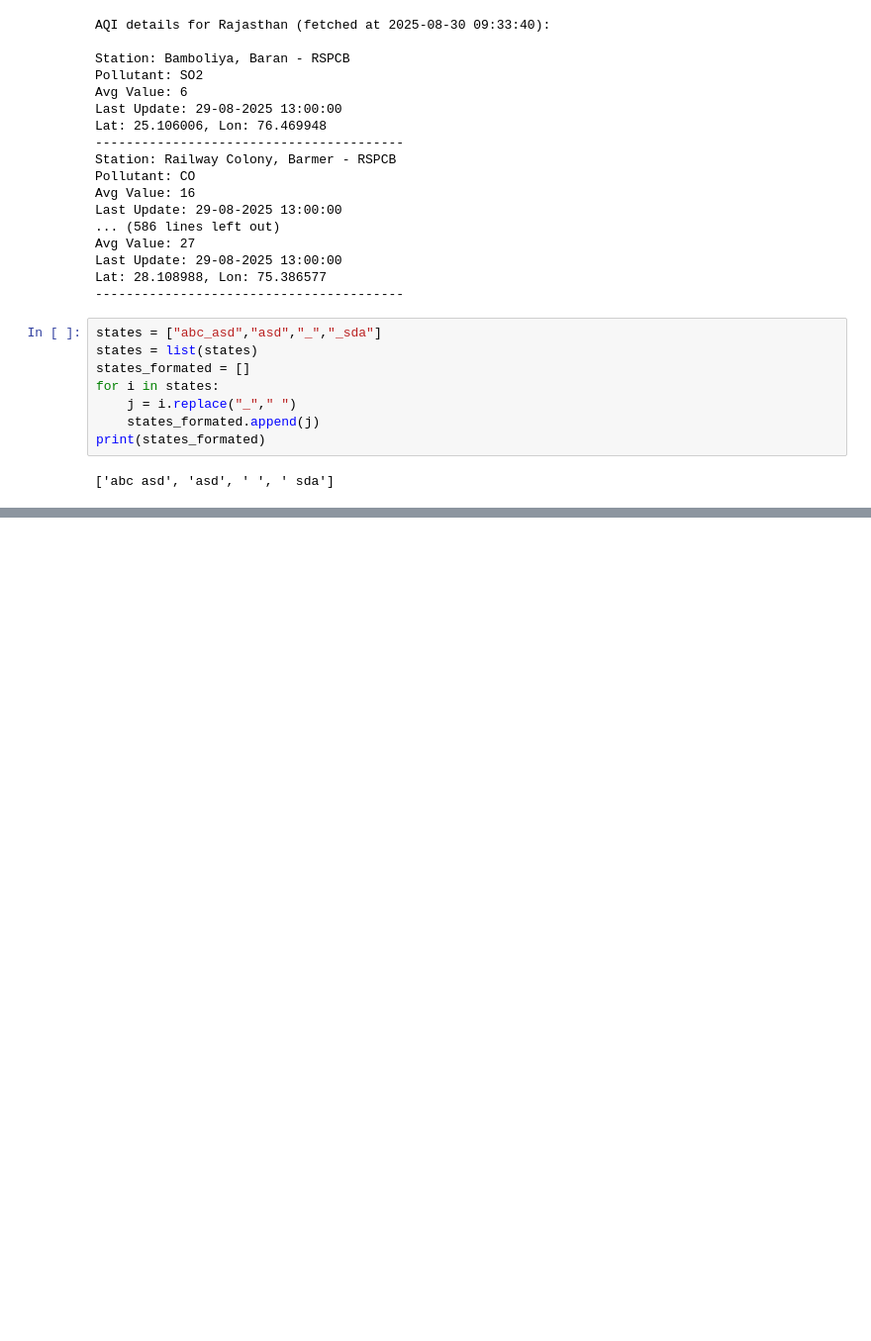
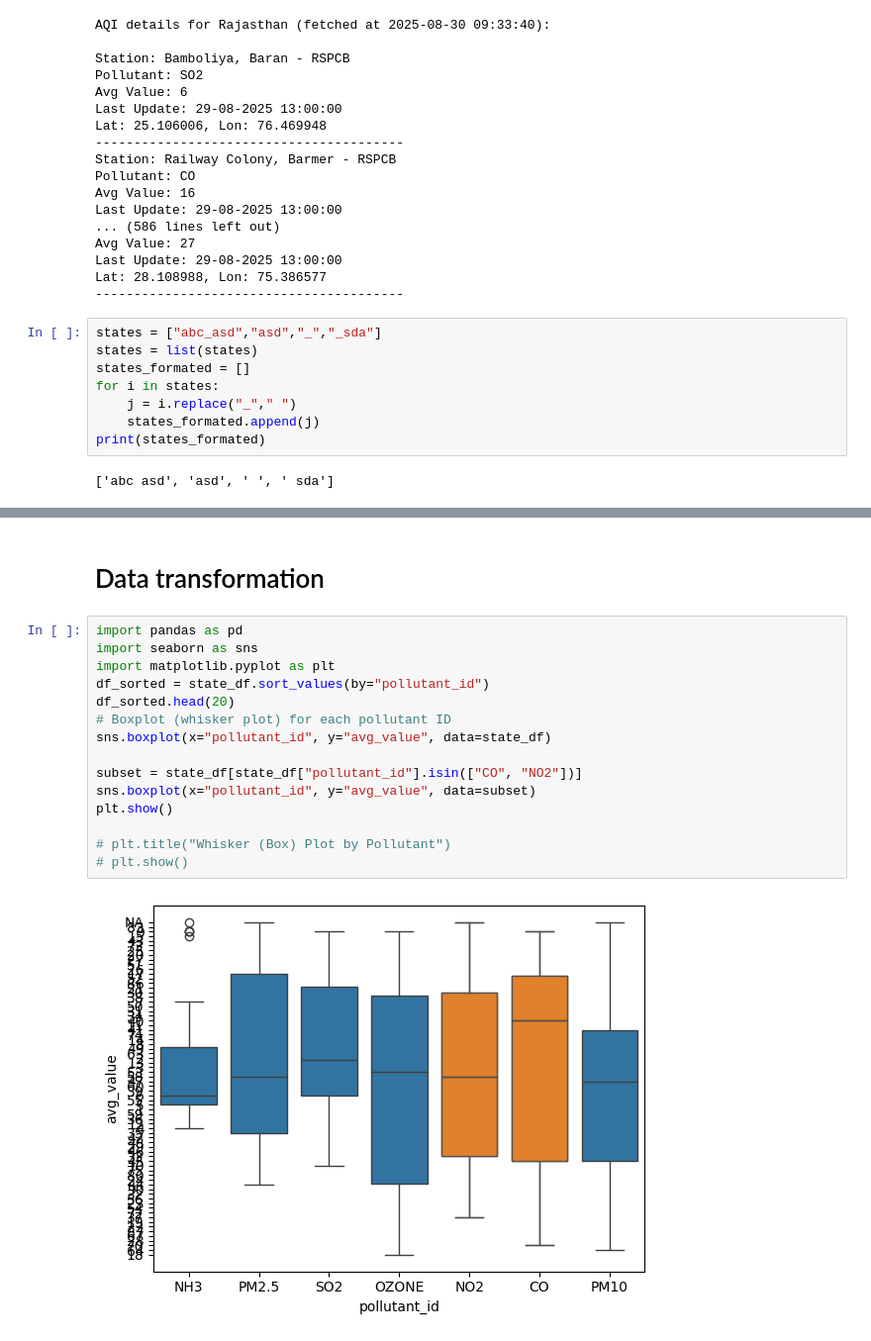
Before and after one commit to lucky-mango/AQI_Dashboard, a Jupyter notebook: demo.ipynb, the cells around one changed output, grey strips where cells are left out. Shown at 99% size. Drawn from its saved outputs; the diff is of its cells as text; blank space fills up the shorter version.

```diff
--- a/demo.ipynb
+++ b/demo.ipynb
@@ -237,0 +310,19 @@ print(states_formated)
+# %% [markdown]
+# Data transformation #
+# %%
+import pandas as pd
+import seaborn as sns
+import matplotlib.pyplot as plt
+df_sorted = state_df.sort_values(by="pollutant_id")
+df_sorted.head(20)
+# Boxplot (whisker plot) for each pollutant ID
+sns.boxplot(x="pollutant_id", y="avg_value", data=state_df)
+
+subset = state_df[state_df["pollutant_id"].isin(["CO", "NO2"])]
+sns.boxplot(x="pollutant_id", y="avg_value", data=subset)
+plt.show()
+
+# plt.title("Whisker (Box) Plot by Pollutant")
+# plt.show()
+# %% [output]
+[figure, added]
```
Also changed, not shown: parts of 5 cells of this notebook.
